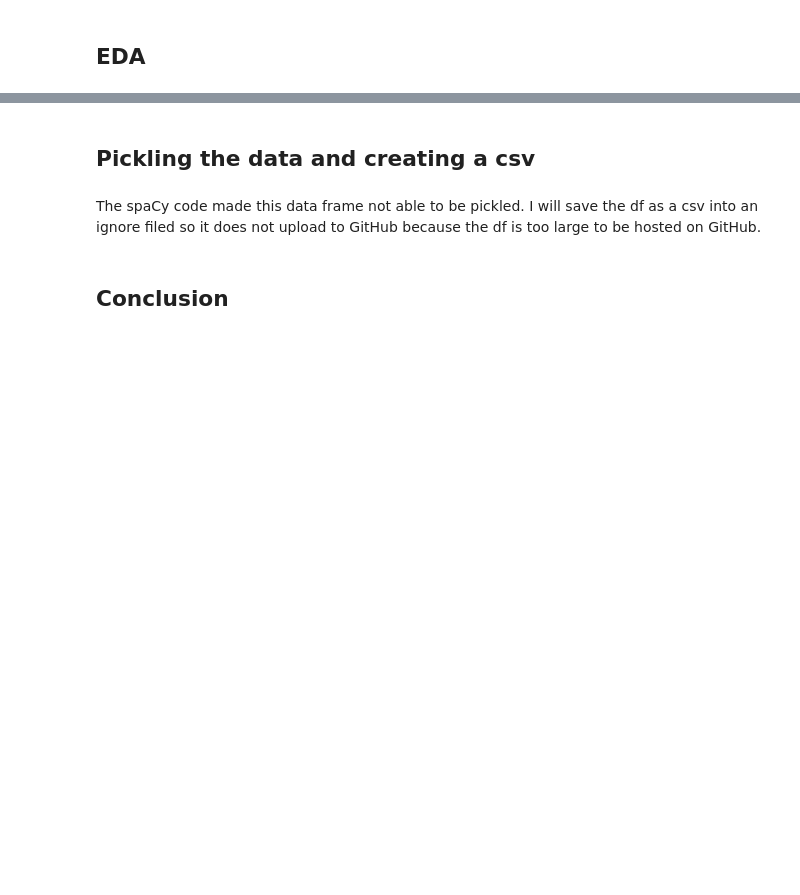
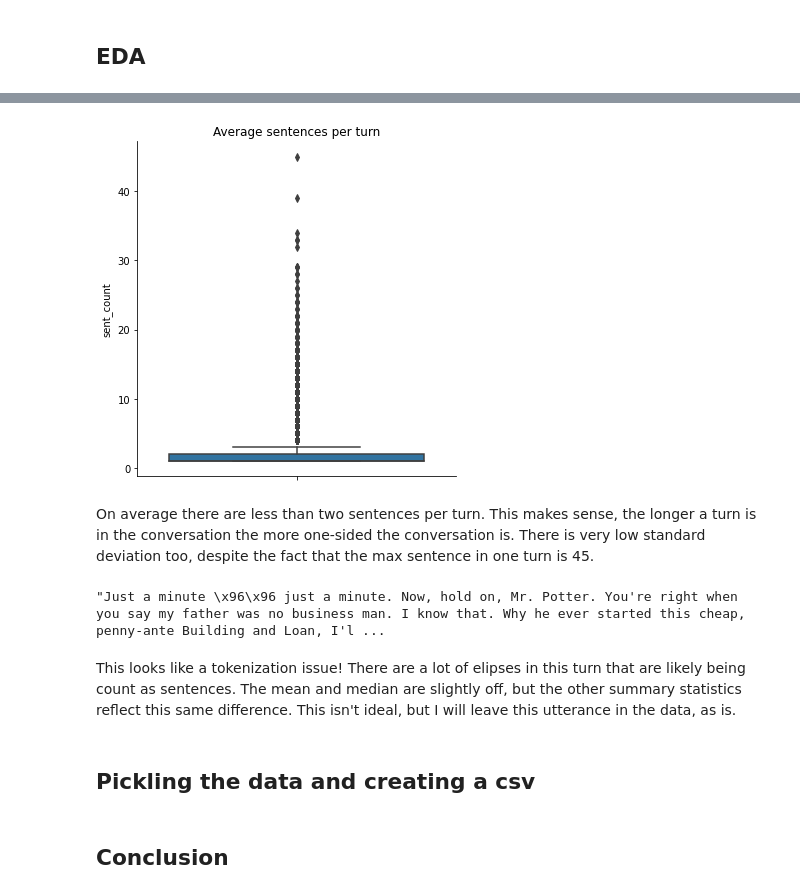
Before and after one commit to Data-Science-for-Linguists-2023/Movie-Gender-Dialogue-Analysis, a Jupyter notebook: dataframe_notebooks/Utterances_Notebook.ipynb, the cells around one changed output, grey strips where cells are left out. Cells and saved outputs as stored; diff of their text form; code cells hidden in the pictures; blank space fills up the shorter version.

```diff
--- a/dataframe_notebooks/Utterances_Notebook.ipynb
+++ b/dataframe_notebooks/Utterances_Notebook.ipynb
@@ -122,4 +167,17 @@ I am not sure why these utterances are empty or if they will have any impact on
+# %%
+sns.catplot(data=utterances_df, y='sent_count', kind='box')
+plt.title('Average sentences per turn')
+plt.savefig('../data_visualization/sent_count_box.png')
+plt.show()
+# %% [output]
+[figure, added]
+# %% [markdown]
+On average there are less than two sentences per turn. This makes sense, the longer a turn is in the conversation the more one-sided the conversation is. There is very low standard deviation too, despite the fact that the max sentence in one turn is 45.
+# %%
+utterances_df[utterances_df.sent_count==45].iloc[0][4]
+# %% [output]
+"Just a minute \x96\x96 just a minute. Now, hold on, Mr. Potter. You're right when you say my father was no business man. I know that. Why he ever started this cheap, penny-ante Building and Loan, I'l ...
+# %% [markdown]
+This looks like a tokenization issue! There are a lot of elipses in this turn that are likely being count as sentences. The mean and median are slightly off, but the other summary statistics reflect this same difference. This isn't ideal, but I will leave this utterance in the data, as is.
 # %% [markdown]
 ## Pickling the data and creating a csv
-# %% [markdown]
-The spaCy code made this data frame not able to be pickled. I will save the df as a csv into an ignore filed so it does not upload to GitHub because the df is too large to be hosted on GitHub.
```
Also changed, not shown: parts of 29 cells of this notebook.
